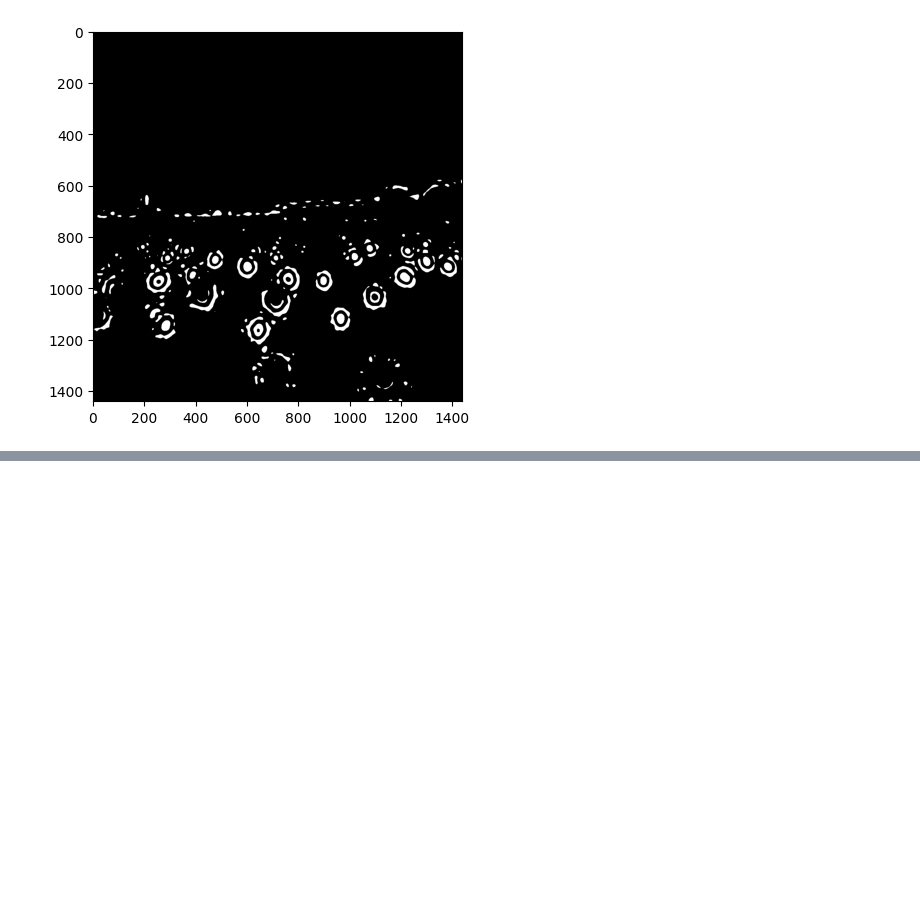
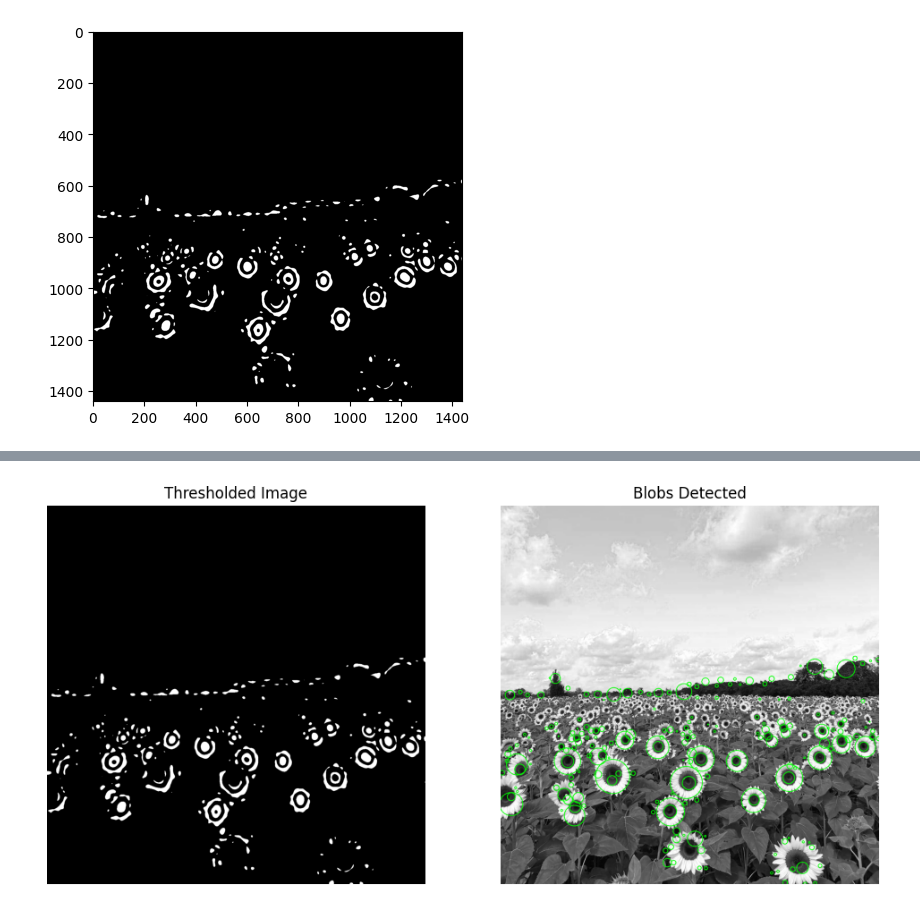
Before and after one commit to SayuruA/Basics-of-Image-Processing, a Jupyter notebook: Fitting_1.ipynb, the cells around one changed output, grey strips where cells are left out. Drawn from its saved outputs; the diff is of its cells as text; code cells hidden in the pictures; blank space fills up the shorter version.

Commit message:
Blob Detection Done.

```diff
--- a/Fitting_1.ipynb
+++ b/Fitting_1.ipynb
@@ -210,3 +166,0 @@ array([[0, 0, 0, ..., 0, 0, 0],
-# %%
-image = np.ones((100, 100), dtype=np.uint8) * 255
-blurred_image = cv2.GaussianBlur(image, (21, 21), 0)
@@ -243,0 +203,71 @@ dtype('float64')
+# %%
+def blob_detector(image, sigma, th_=False, th=50):
+    import cv2
+    import numpy as np
+    import matplotlib.pyplot as plt
+
+    # Load image and cast it into float64
+    image = image.astype(np.float64)
+
+    # Apply Gaussian blur
+    blurred_image = cv2.GaussianBlur(image, (0, 0), sigma)
+
+    # Scale the result by sigma^2
+    scaled_image = blurred_image * (sigma ** 2)
+
+    # Apply Laplacian of Gaussian
+    log_image = cv2.Laplacian(scaled_image, cv2.CV_64F)
+
+    # Convert back to uint8
+    log_image_formatted = np.uint8(np.absolute(log_image))
+
+    # Threshold the image (optional, depending on desired result)
+    if th_:
+        _, thresholded = cv2.threshold(log_image_formatted, th, 255, cv2.THRESH_BINARY)
+    else:
+        thresholded = log_image_formatted
+
+    # Find contours in the thresholded image
+    contours, _ = cv2.findContours(thresholded, cv2.RETR_EXTERNAL, cv2.CHAIN_APPROX_SIMPLE)
+
+    # Create a copy of the original image to draw circles
+    output_image = cv2.cvtColor(image.astype(np.uint8), cv2.COLOR_GRAY2BGR)  # Convert to BGR for drawing
+
+    for contour in contours:
+        # Ignore small contours that may not be blobs
+        if cv2.contourArea(contour) > 10:  # Adjust this threshold as needed
+            # Get the coordinates of the enclosing circle
+            (x, y), radius = cv2.minEnclosingCircle(contour)
+            center = (int(x), int(y))
+            radius = int(radius)
+
+            # Draw the circle on the output image
+            cv2.circle(output_image, center, radius, (0, 255, 0), 2)  # Green circle
+
+    return output_image, thresholded
+
+# Example usage
+if __name__ == "__main__":
+    # Load your image (grayscale)
+    image = cv2.imread(im_path, cv2.IMREAD_COLOR)
+    input_image = cv2.cvtColor(image, cv2.COLOR_BGR2HSV)[:,:,2]
+
+
+    # Detect blobs
+    output_image, thresholded = blob_detector(input_image, sigma=10, th_=True, th=50)
+
+    # Display the results
+    plt.figure(figsize=(12, 6))
+    plt.subplot(1, 2, 1)
+    plt.title('Thresholded Image')
+    plt.imshow(thresholded, cmap='gray')
+    plt.axis('off')
+
+    plt.subplot(1, 2, 2)
+    plt.title('Blobs Detected')
+    plt.imshow(output_image)
+    plt.axis('off')
+
+    plt.show()
+# %% [output]
+[figure, added]
```
Also changed, not shown: parts of 21 cells of this notebook.
